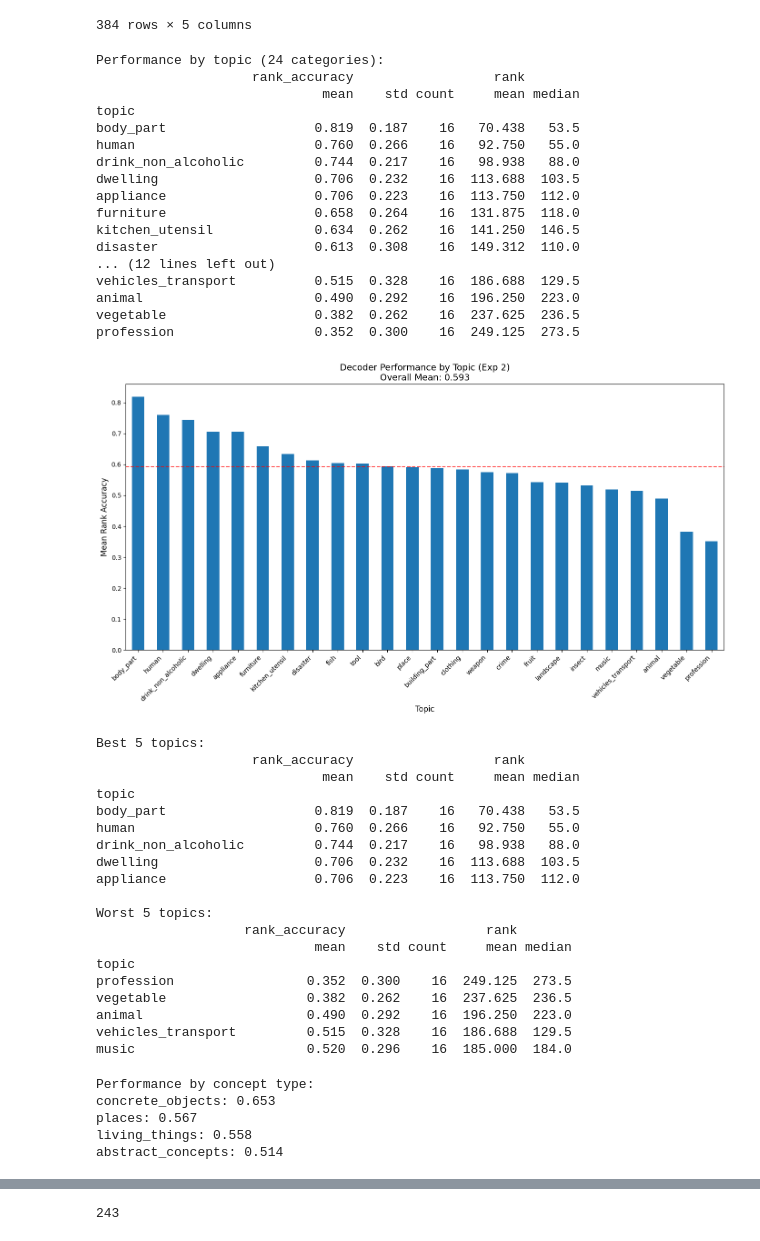
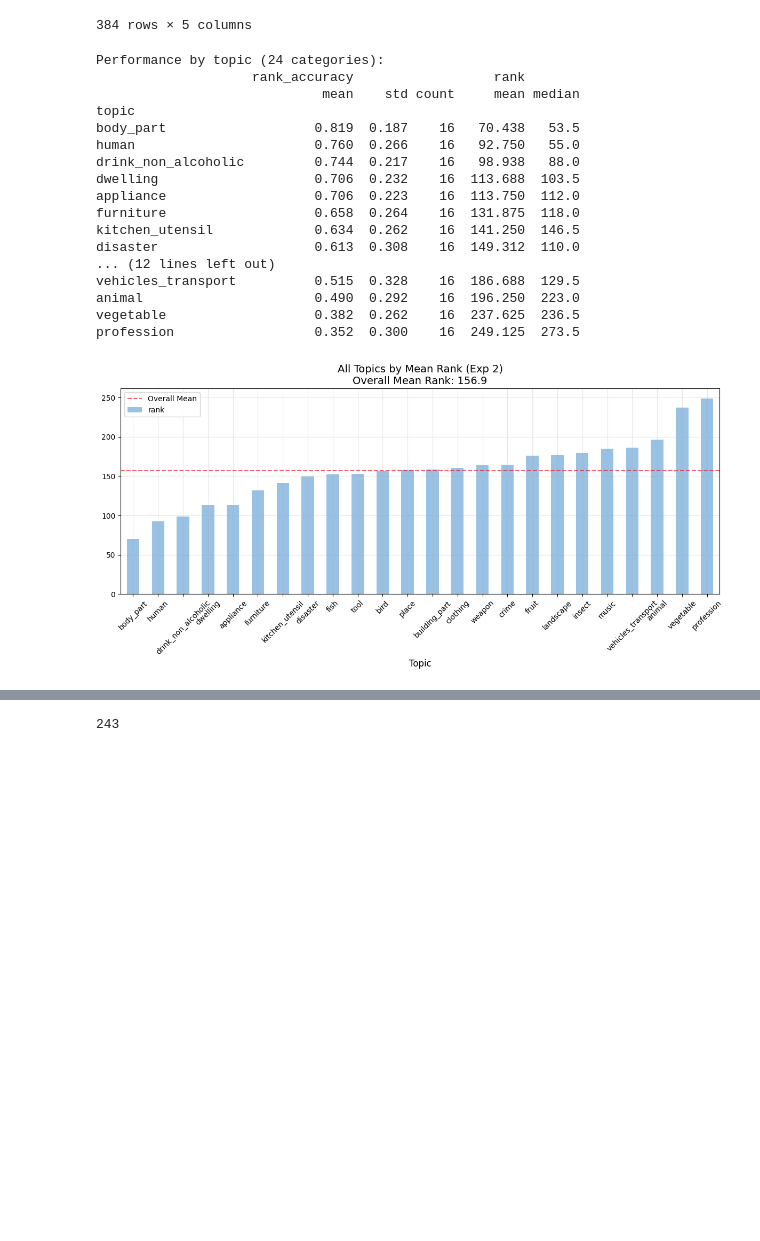
Before and after one commit to mlk500/word-embeddings-and-the-brain, a Jupyter notebook: project.ipynb, the cells around one changed output, grey strips where cells are left out. Drawn from its saved outputs; the diff is of its cells as text; code cells hidden in the pictures; blank space fills up the shorter version.

```diff
--- a/project.ipynb
+++ b/project.ipynb
@@ -305,93 +311,42 @@ df
 # Analyze by topic
 topic_performance = df.groupby('topic').agg({
     'rank_accuracy': ['mean', 'std', 'count'],
     'rank': ['mean', 'median']
 }).round(3)
 
 print("Performance by topic (24 categories):")
 print(topic_performance.sort_values(('rank_accuracy', 'mean'), ascending=False))
 
-# Visualize
-import matplotlib.pyplot as plt
+# Plot 1: All topics by rank (lower is better)
+fig, ax1 = plt.subplots(figsize=(12, 6))
+topic_ranks = df.groupby('topic')['rank'].mean().sort_values(ascending=True)
+topic_ranks.plot(kind='bar', ax=ax1, color='#7eb2dd', alpha=0.8)
 
-plt.figure(figsize=(14, 8))
-topic_means = df.groupby('topic')['rank_accuracy'].mean().sort_values(ascending=False)
-ax = topic_means.plot(kind='bar')
-plt.title(f'Decoder Performance by Topic (Exp 2)\nOverall Mean: {exp2_detailed_results["mean_accuracy"]:.3f}', fontsize=14)
-plt.xlabel('Topic', fontsize=12)
-plt.ylabel('Mean Rank Accuracy', fontsize=12)
-plt.xticks(rotation=45, ha='right')
-plt.axhline(y=exp2_detailed_results['mean_accuracy'], color='r', linestyle='--', alpha=0.7)
+ax1.set_title(f'All Topics by Mean Rank (Exp 2)\nOverall Mean Rank: {df["rank"].mean():.1f}', fontsize=14)
+ax1.set_xlabel('Topic', fontsize=12)
+ax1.tick_params(axis='x', rotation=45, labelsize=10)
+ax1.axhline(y=df['rank'].mean(), color='#e71d36', linestyle='--', alpha=0.7, label='Overall Mean')
+ax1.legend()
+ax1.grid(True, alpha=0.3)
+
 plt.tight_layout()
 plt.show()
-
-# Show best and worst topics
-print("\nBest 5 topics:")
-print(topic_performance.sort_values(('rank_accuracy', 'mean'), ascending=False).head())
-
-print("\nWorst 5 topics:")
-print(topic_performance.sort_values(('rank_accuracy', 'mean'), ascending=True).head())
 # %% [output]
 Performance by topic (24 categories):
                     rank_accuracy                  rank
                              mean    std count     mean median
 topic
 body_part                   0.819  0.187    16   70.438   53.5
 human                       0.760  0.266    16   92.750   55.0
 drink_non_alcoholic         0.744  0.217    16   98.938   88.0
 dwelling                    0.706  0.232    16  113.688  103.5
 appliance                   0.706  0.223    16  113.750  112.0
 furniture                   0.658  0.264    16  131.875  118.0
 kitchen_utensil             0.634  0.262    16  141.250  146.5
 disaster                    0.613  0.308    16  149.312  110.0
 ... (12 lines left out)
 vehicles_transport          0.515  0.328    16  186.688  129.5
 animal                      0.490  0.292    16  196.250  223.0
 vegetable                   0.382  0.262    16  237.625  236.5
 profession                  0.352  0.300    16  249.125  273.5
-[figure, old version]
+[figure, new version]
-Best 5 topics:
-                    rank_accuracy                  rank
-                             mean    std count     mean median
-topic
-body_part                   0.819  0.187    16   70.438   53.5
-human                       0.760  0.266    16   92.750   55.0
-drink_non_alcoholic         0.744  0.217    16   98.938   88.0
-dwelling                    0.706  0.232    16  113.688  103.5
-appliance                   0.706  0.223    16  113.750  112.0
-
-Worst 5 topics:
-                   rank_accuracy                  rank
-                            mean    std count     mean median
-topic
-profession                 0.352  0.300    16  249.125  273.5
-vegetable                  0.382  0.262    16  237.625  236.5
-animal                     0.490  0.292    16  196.250  223.0
-vehicles_transport         0.515  0.328    16  186.688  129.5
-music                      0.520  0.296    16  185.000  184.0
-# %%
-# Let's categorize topics by type
-concrete_objects = ['body_part', 'appliance', 'furniture', 'kitchen_utensil', 'tool',
-                    'clothing', 'weapon', 'dwelling', 'building_part']
-living_things = ['human', 'animal', 'bird', 'fish', 'insect', 'vegetable', 'fruit']
-abstract_concepts = ['profession', 'crime', 'music', 'disaster']
-places = ['place', 'landscape']
-consumables = ['drink_non_alcoholic']
-
-# Analyze by category type
-category_performance = {
-    'concrete_objects': df[df['topic'].isin(concrete_objects)]['rank_accuracy'].mean(),
-    'living_things': df[df['topic'].isin(living_things)]['rank_accuracy'].mean(),
-    'abstract_concepts': df[df['topic'].isin(abstract_concepts)]['rank_accuracy'].mean(),
-    'places': df[df['topic'].isin(places)]['rank_accuracy'].mean()
-}
-
-print("Performance by concept type:")
-for cat, perf in sorted(category_performance.items(), key=lambda x: x[1], reverse=True):
-    print(f"{cat}: {perf:.3f}")
-# %% [output]
-Performance by concept type:
-concrete_objects: 0.653
-places: 0.567
-living_things: 0.558
-abstract_concepts: 0.514
```
Also changed, not shown: parts of 65 cells of this notebook, 5 other files.
